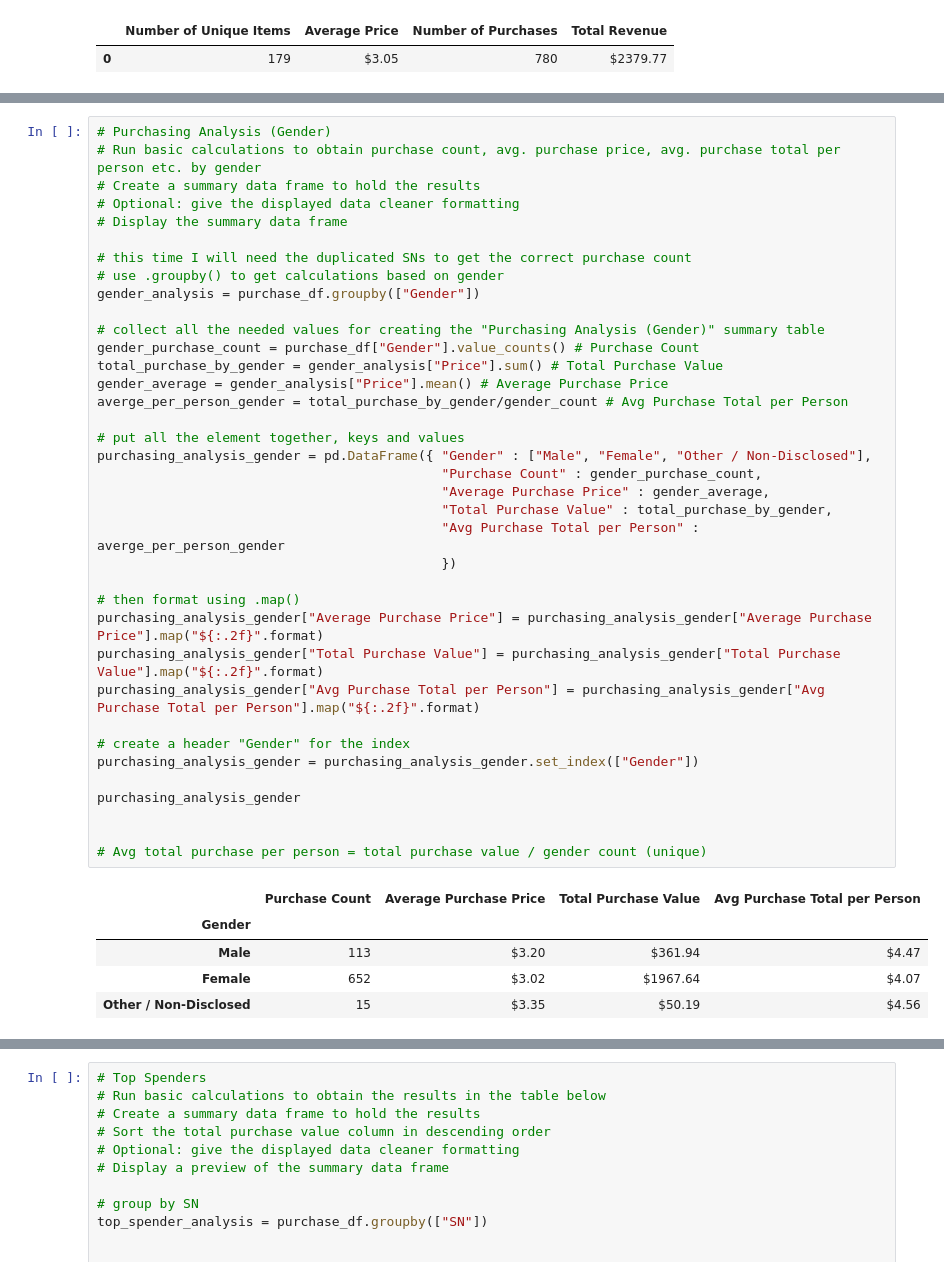
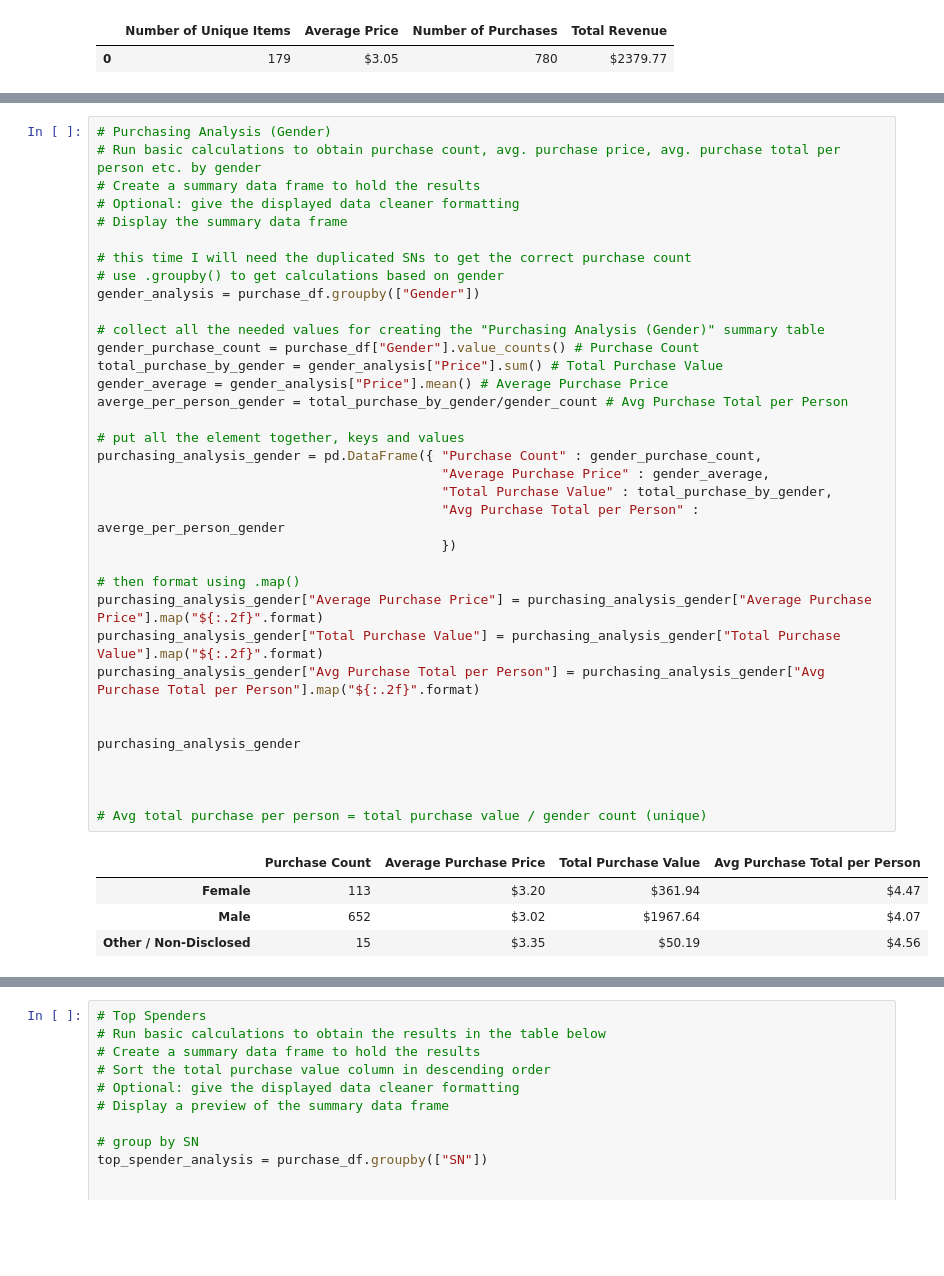
Before and after one commit to eliot1335/Heros-of-Pymoli--Pandas, a Jupyter notebook: HerosOfPymoli/HeroesOfPymoli.ipynb, the cells around one changed output, grey strips where cells are left out. Saved outputs shown, nothing was run; the diff lists cells and outputs as text; blank space fills up the shorter version.

```diff
--- a/HerosOfPymoli/HeroesOfPymoli.ipynb
+++ b/HerosOfPymoli/HeroesOfPymoli.ipynb
@@ -99,40 +95,37 @@ gender_demographics
 # Display the summary data frame
 
 # this time I will need the duplicated SNs to get the correct purchase count
 # use .groupby() to get calculations based on gender
 gender_analysis = purchase_df.groupby(["Gender"])
 
 # collect all the needed values for creating the "Purchasing Analysis (Gender)" summary table
 gender_purchase_count = purchase_df["Gender"].value_counts() # Purchase Count
 total_purchase_by_gender = gender_analysis["Price"].sum() # Total Purchase Value
 gender_average = gender_analysis["Price"].mean() # Average Purchase Price
 averge_per_person_gender = total_purchase_by_gender/gender_count # Avg Purchase Total per Person
 
 # put all the element together, keys and values
-purchasing_analysis_gender = pd.DataFrame({ "Gender" : ["Male", "Female", "Other / Non-Disclosed"],
-                                            "Purchase Count" : gender_purchase_count,
+purchasing_analysis_gender = pd.DataFrame({ "Purchase Count" : gender_purchase_count,
                                             "Average Purchase Price" : gender_average,
                                             "Total Purchase Value" : total_purchase_by_gender,
                                             "Avg Purchase Total per Person" : averge_per_person_gender
                                             })
 
 # then format using .map()
 purchasing_analysis_gender["Average Purchase Price"] = purchasing_analysis_gender["Average Purchase Price"].map("${:.2f}".format)
 purchasing_analysis_gender["Total Purchase Value"] = purchasing_analysis_gender["Total Purchase Value"].map("${:.2f}".format)
 purchasing_analysis_gender["Avg Purchase Total per Person"] = purchasing_analysis_gender["Avg Purchase Total per Person"].map("${:.2f}".format)
 
-# create a header "Gender" for the index
-purchasing_analysis_gender = purchasing_analysis_gender.set_index(["Gender"])
 
 purchasing_analysis_gender
 
 
+
 # Avg total purchase per person = total purchase value / gender count (unique)
 # %% [output]
 |  | Purchase Count | Average Purchase Price | Total Purchase Value | Avg Purchase Total per Person |
-| Gender |  |  |  |  |
-| Male | 113 | $3.20 | $361.94 | $4.47 |
-| Female | 652 | $3.02 | $1967.64 | $4.07 |
+| Female | 113 | $3.20 | $361.94 | $4.47 |
+| Male | 652 | $3.02 | $1967.64 | $4.07 |
 | Other / Non-Disclosed | 15 | $3.35 | $50.19 | $4.56 |
 # %%
 # Age Demographics
```
Also changed, not shown: parts of 4 cells of this notebook, 1 other file.
